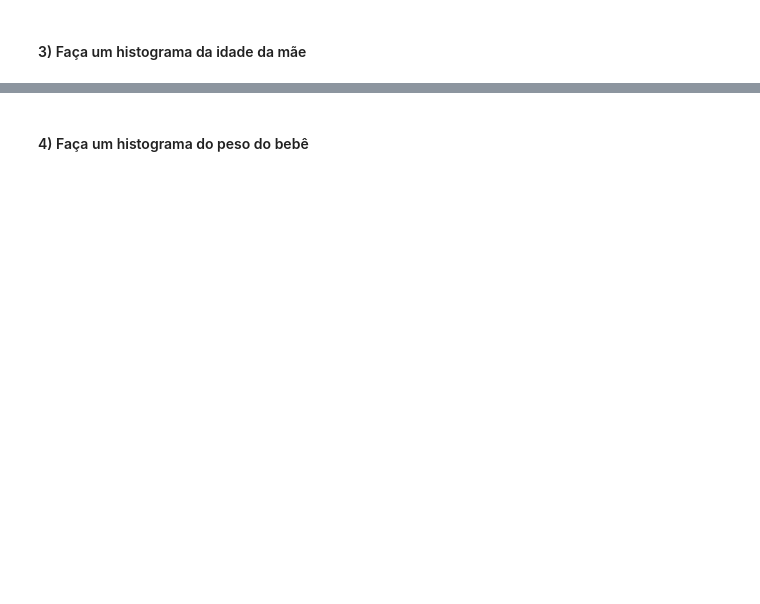
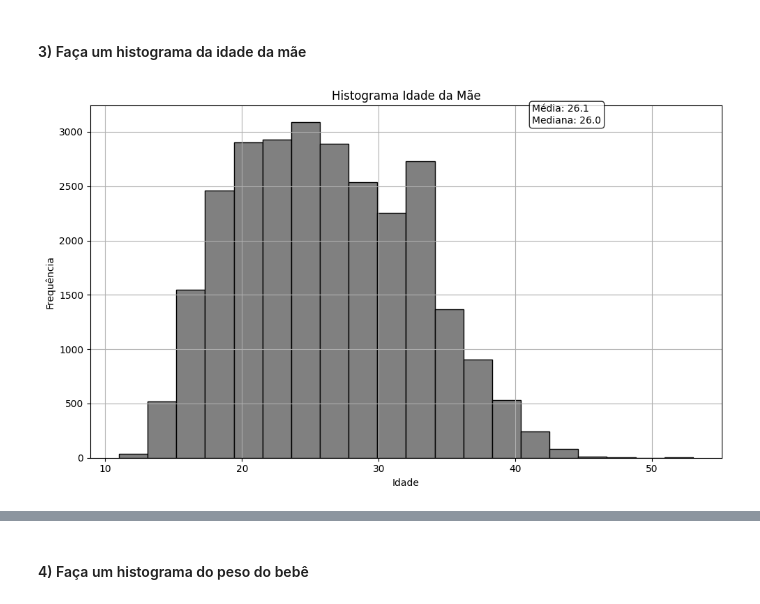
Before and after one commit to lcn781/Mod6, a Jupyter notebook: mod06_Tarefa_2.ipynb, the cells around one changed output, grey strips where cells are left out. Drawn from its saved outputs; the diff is of its cells as text; code cells hidden in the pictures; blank space fills up the shorter version.

```diff
--- a/mod06_Tarefa_2.ipynb
+++ b/mod06_Tarefa_2.ipynb
@@ -9,2 +52,17 @@
 # %% [markdown]
 ####  3) Faça um histograma da idade da mãe
+# %%
+plt.figure(figsize=(10, 6))
+
+sinasc['IDADEMAE'].hist(bins=20, color='gray', edgecolor='black')
+plt.title('Histograma Idade da Mãe')
+plt.xlabel('Idade')
+plt.ylabel('Frequência')
+
+idade = sinasc['IDADEMAE'].dropna()
+plt.text(0.7, 0.95, f'Média: {idade.mean():.1f}\nMediana: {idade.median():.1f}', transform=plt.gca().transAxes,bbox=dict(boxstyle='round', facecolor='white', alpha=0.8))
+
+plt.tight_layout()
+plt.show()
+# %% [output]
+[figure, added]
```
Also changed, not shown: parts of 5 cells of this notebook.
